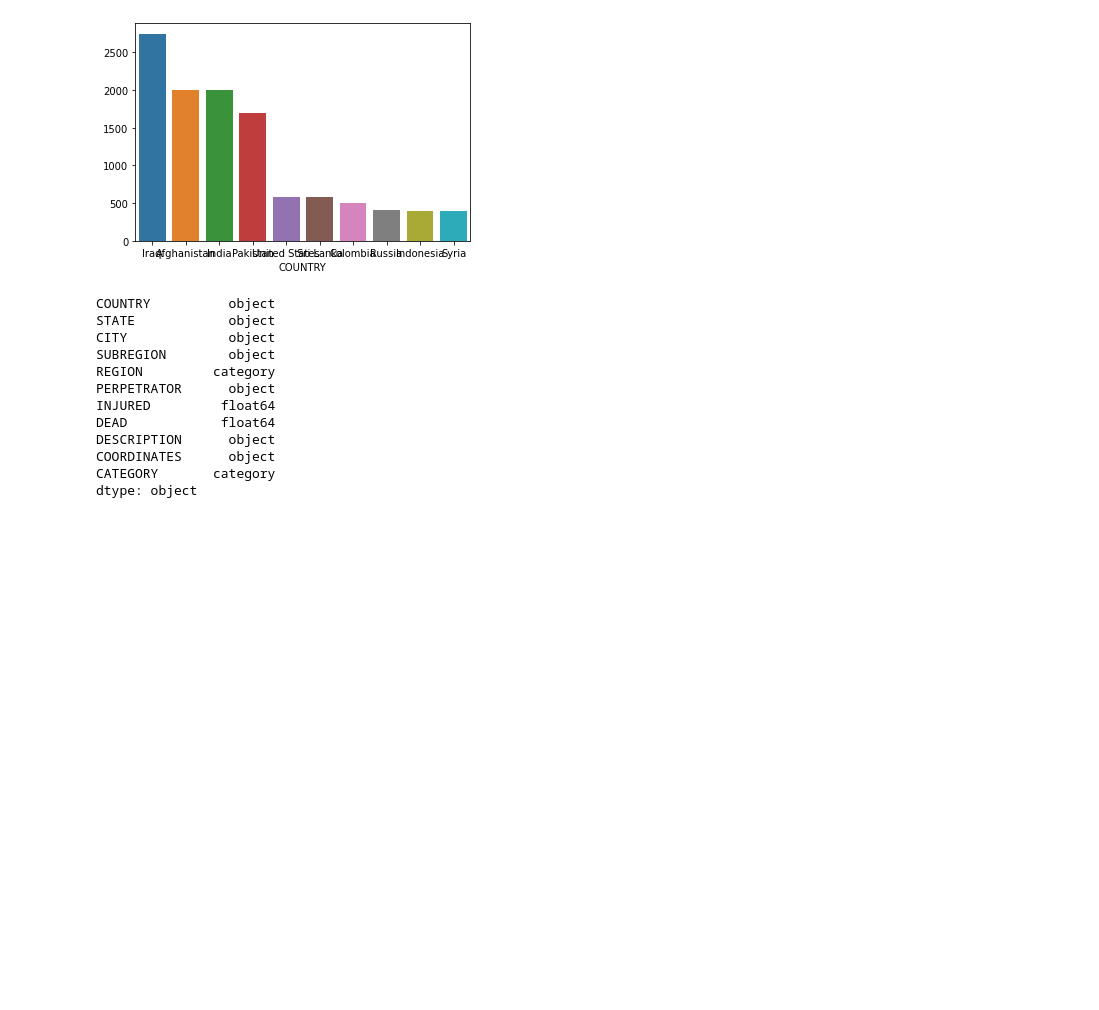
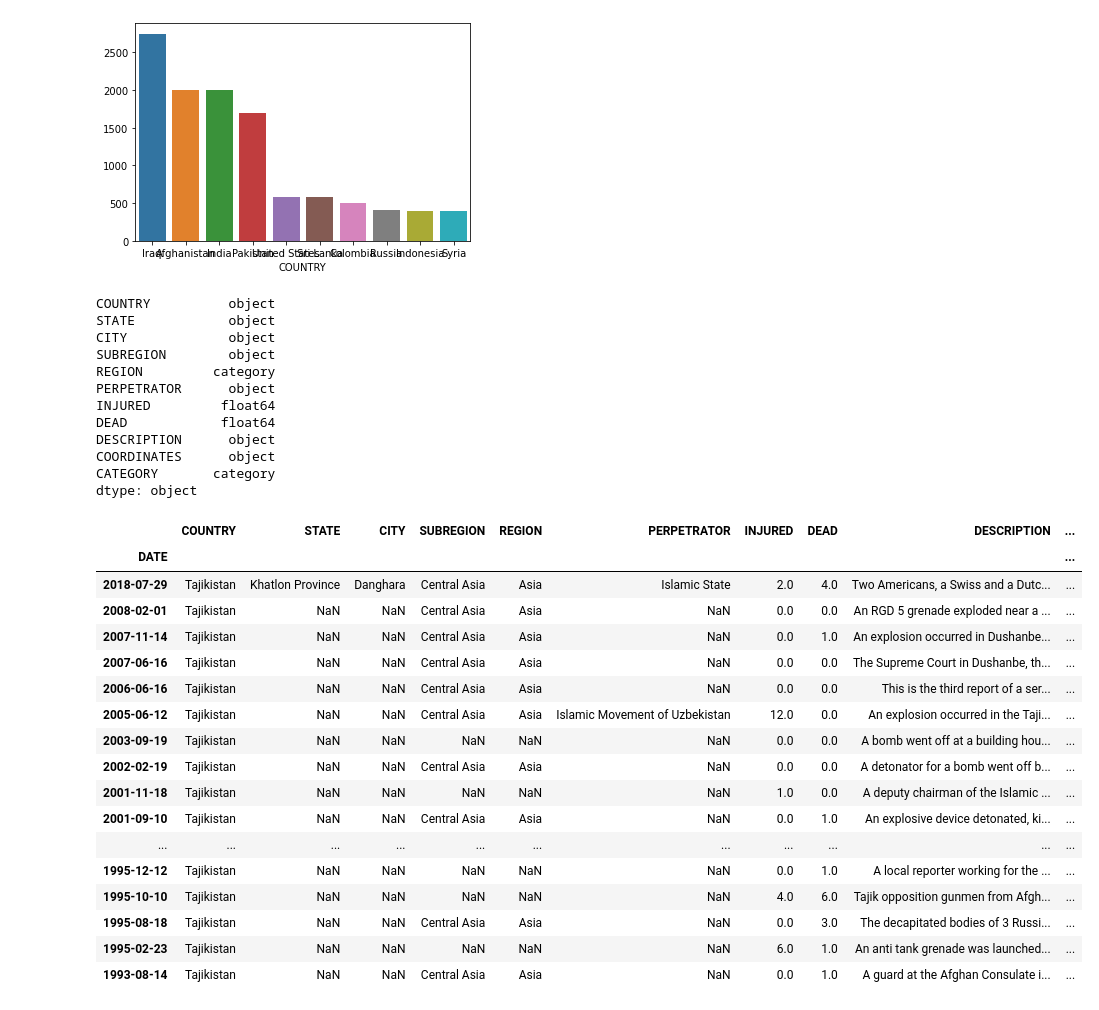
Before and after one commit to EmincanY/EDA, a Jupyter notebook: Free_EDA/Terrorism.ipynb, the cells around one changed output. Cells and saved outputs as stored; diff of their text form; code cells hidden in the pictures; blank space fills up the shorter version.

```diff
--- a/Free_EDA/Terrorism.ipynb
+++ b/Free_EDA/Terrorism.ipynb
@@ -183,4 +229,25 @@ DESCRIPTION      object
 COORDINATES      object
 CATEGORY       category
 dtype: object
+# %%
+df[df["COUNTRY"] == "Tajikistan"]
+# %% [output]
+|  | COUNTRY | STATE | CITY | SUBREGION | REGION | PERPETRATOR | INJURED | DEAD | DESCRIPTION | ... |
+| DATE |  |  |  |  |  |  |  |  |  | ... |
+| 2018-07-29 | Tajikistan | Khatlon Province | Danghara | Central Asia | Asia | Islamic State | 2.0 | 4.0 | Two Americans, a Swiss and a Dutc... | ... |
+| 2008-02-01 | Tajikistan | NaN | NaN | Central Asia | Asia | NaN | 0.0 | 0.0 | An RGD 5 grenade exploded near a ... | ... |
+| 2007-11-14 | Tajikistan | NaN | NaN | Central Asia | Asia | NaN | 0.0 | 1.0 | An explosion occurred in Dushanbe... | ... |
+| 2007-06-16 | Tajikistan | NaN | NaN | Central Asia | Asia | NaN | 0.0 | 0.0 | The Supreme Court in Dushanbe, th... | ... |
+| 2006-06-16 | Tajikistan | NaN | NaN | Central Asia | Asia | NaN | 0.0 | 0.0 | This is the third report of a ser... | ... |
+| 2005-06-12 | Tajikistan | NaN | NaN | Central Asia | Asia | Islamic Movement of Uzbekistan | 12.0 | 0.0 | An explosion occurred in the Taji... | ... |
+| 2003-09-19 | Tajikistan | NaN | NaN | NaN | NaN | NaN | 0.0 | 0.0 | A bomb went off at a building hou... | ... |
+| 2002-02-19 | Tajikistan | NaN | NaN | Central Asia | Asia | NaN | 0.0 | 0.0 | A detonator for a bomb went off b... | ... |
+| 2001-11-18 | Tajikistan | NaN | NaN | NaN | NaN | NaN | 1.0 | 0.0 | A deputy chairman of the Islamic ... | ... |
+| 2001-09-10 | Tajikistan | NaN | NaN | Central Asia | Asia | NaN | 0.0 | 1.0 | An explosive device detonated, ki... | ... |
+| ... | ... | ... | ... | ... | ... | ... | ... | ... | ... | ... |
+| 1995-12-12 | Tajikistan | NaN | NaN | NaN | NaN | NaN | 0.0 | 1.0 | A local reporter working for the ... | ... |
+| 1995-10-10 | Tajikistan | NaN | NaN | NaN | NaN | NaN | 4.0 | 6.0 | Tajik opposition gunmen from Afgh... | ... |
+| 1995-08-18 | Tajikistan | NaN | NaN | Central Asia | Asia | NaN | 0.0 | 3.0 | The decapitated bodies of 3 Russi... | ... |
+| 1995-02-23 | Tajikistan | NaN | NaN | NaN | NaN | NaN | 6.0 | 1.0 | An anti tank grenade was launched... | ... |
+| 1993-08-14 | Tajikistan | NaN | NaN | Central Asia | Asia | NaN | 0.0 | 1.0 | A guard at the Afghan Consulate i... | ... |
 # %%
```
Also changed, not shown: parts of 4 cells of this notebook.
